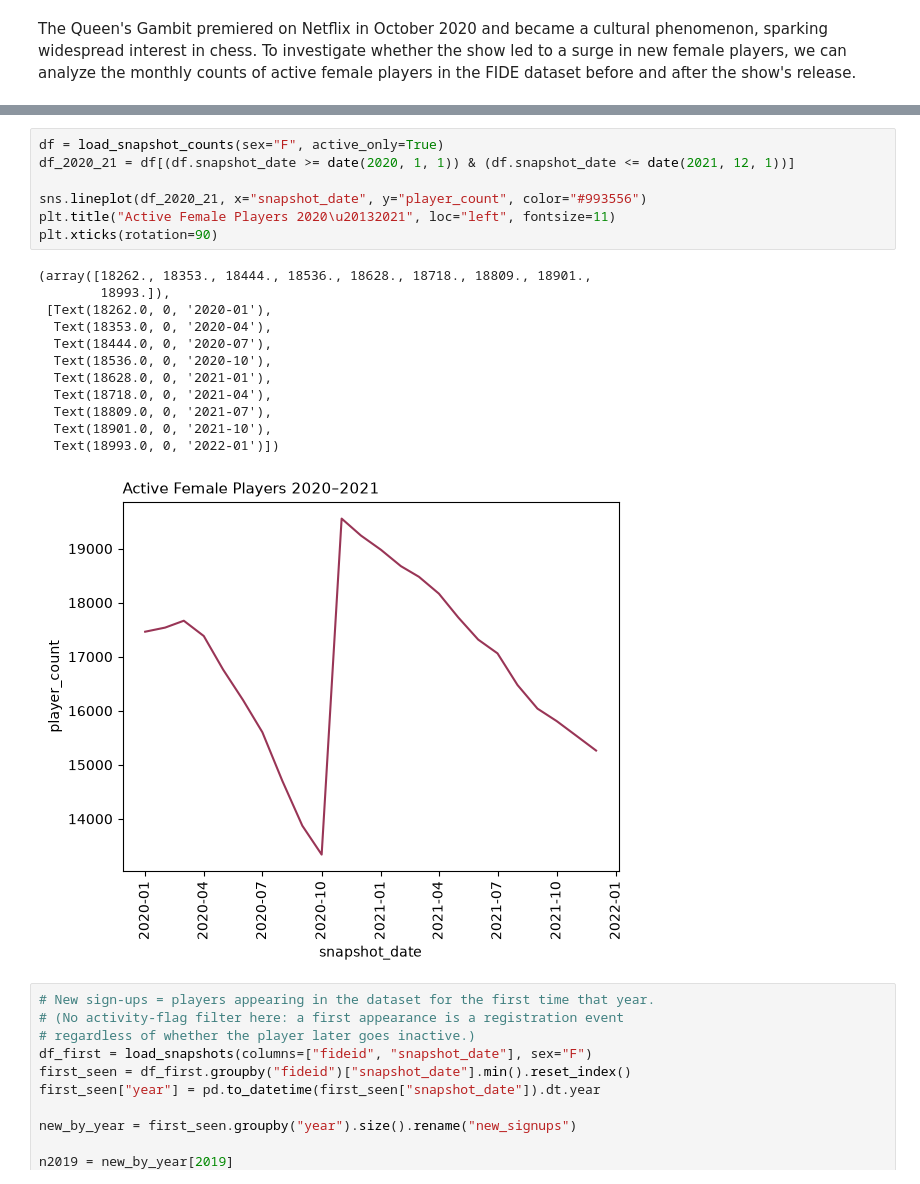
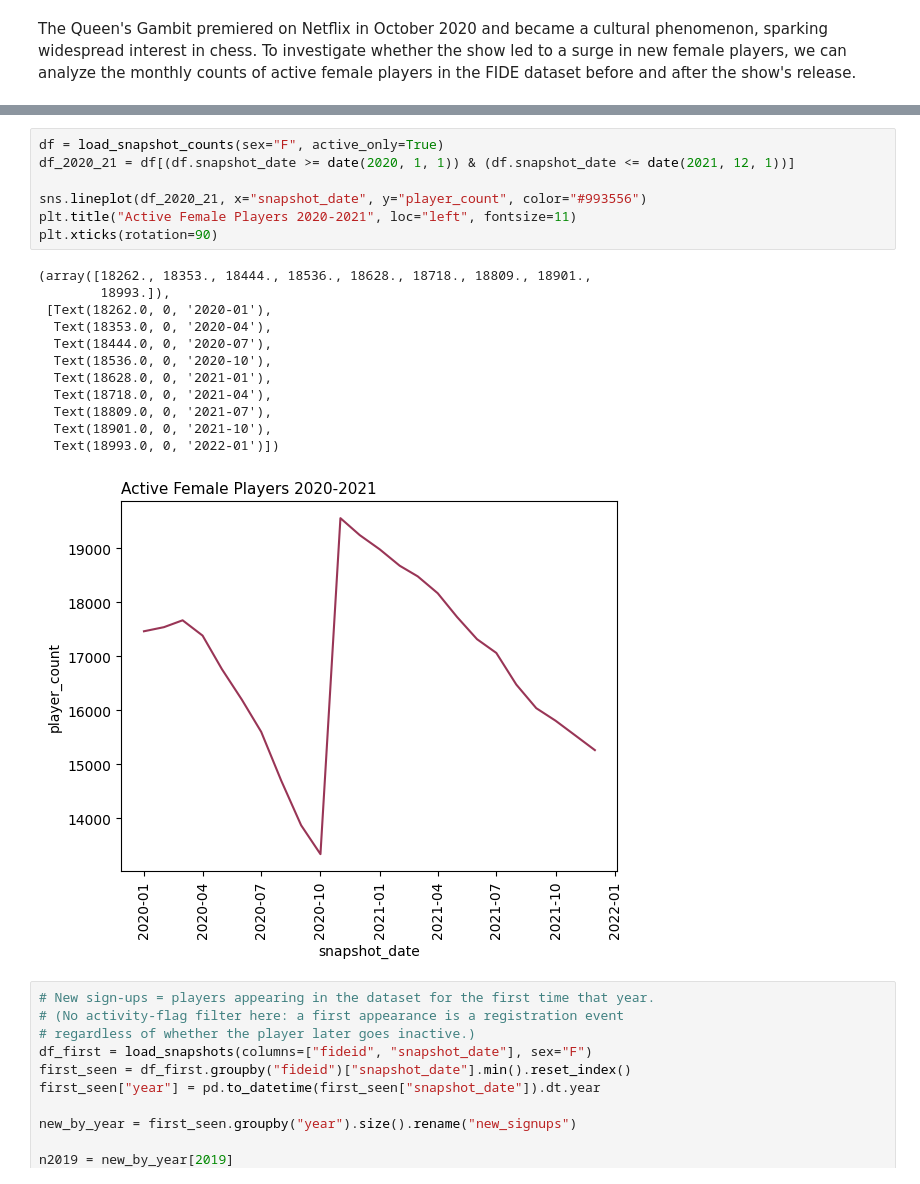
Before and after one commit to anp-exe/women-in-chess-analysis, a Jupyter notebook: analysis.ipynb, the cells around one changed output, grey strips where cells are left out. Saved outputs shown, nothing was run; the diff lists cells and outputs as text.

Commit message:
Fix holes in the math and update figures

```diff
--- a/analysis.ipynb
+++ b/analysis.ipynb
@@ -130,23 +130,23 @@ Text(0.0, 1.0, 'Active Female Players in 2021')
 # %%
 df = load_snapshot_counts(sex="F", active_only=True)
 df_2020_21 = df[(df.snapshot_date >= date(2020, 1, 1)) & (df.snapshot_date <= date(2021, 12, 1))]
 
 sns.lineplot(df_2020_21, x="snapshot_date", y="player_count", color="#993556")
-plt.title("Active Female Players 2020\u20132021", loc="left", fontsize=11)
+plt.title("Active Female Players 2020-2021", loc="left", fontsize=11)
 plt.xticks(rotation=90)
 # %% [output]
 (array([18262., 18353., 18444., 18536., 18628., 18718., 18809., 18901.,
         18993.]),
  [Text(18262.0, 0, '2020-01'),
   Text(18353.0, 0, '2020-04'),
   Text(18444.0, 0, '2020-07'),
   Text(18536.0, 0, '2020-10'),
   Text(18628.0, 0, '2021-01'),
   Text(18718.0, 0, '2021-04'),
   Text(18809.0, 0, '2021-07'),
   Text(18901.0, 0, '2021-10'),
   Text(18993.0, 0, '2022-01')])
-[figure, old version]
+[figure, new version]
 # %%
 # New sign-ups = players appearing in the dataset for the first time that year.
 # (No activity-flag filter here: a first appearance is a registration event
```
Also changed, not shown: parts of 27 cells of this notebook, 3 other files.
